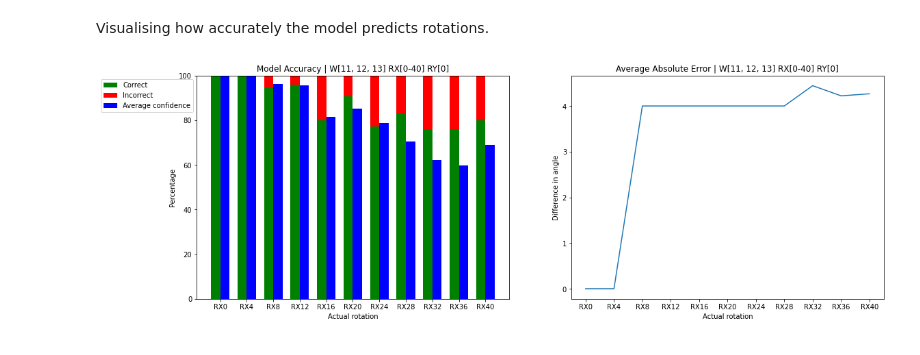
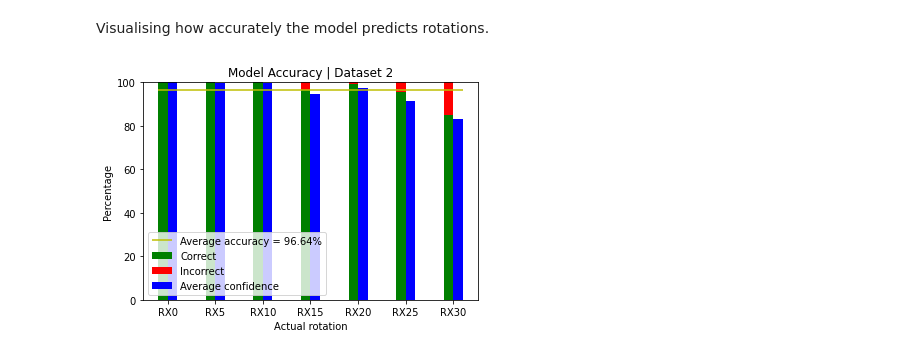
Before and after one commit to javidahmed64592/Y4-Nanoparticles-Project, a Jupyter notebook: Machine Learning/NanoparticleRotationClassify.ipynb, the cells around one changed output. Saved outputs shown, nothing was run; the diff lists cells and outputs as text; code cells hidden in the pictures.

```diff
--- a/Machine Learning/NanoparticleRotationClassify.ipynb
+++ b/Machine Learning/NanoparticleRotationClassify.ipynb
@@ -26,7 +26,7 @@ Retrieving images.
 from google.colab import drive
 drive.mount('/content/drive')
 
-folder_name = "W[11, 12, 13] RX[0-40] RY[0]"
+folder_name = "Dataset 2"
 direc = os.path.join("/content/drive/MyDrive/Nanoparticles/", folder_name)
 data_dir = os.path.join(direc, "Train")
 img_size = (128, 128) # Image dimensions
@@ -216,10 +216,10 @@ def predict_image(file_path, prediction_dict):
   predicted = class_names[np.argmax(score)]
   confidence = 100 * np.max(score)
 
-  print(
-      "Actual: {} \t| Predicted: {} \t| Confidence: {:.2f}%"
-      .format(actual, predicted, confidence)
-  )
+  #print(
+  #    "Actual: {} \t| Predicted: {} \t| Confidence: {:.2f}%"
+  #    .format(actual, predicted, confidence)
+  #)
 
   if rx==predicted:
     prediction_dict[rx + " CORRECT"] += 1
@@ -288,36 +270,32 @@ for i in class_names:
   order.append(int(i[2:]))
 
 order = np.argsort(order)
-class_names = np.array(class_names)[order]
-correct = np.array(correct)[order]
-incorrect = np.array(incorrect)[order]
-confidence = np.array(confidence)[order]
-dif = np.array(dif)[order]
+ordered_names = np.array(class_names)[order]
+ordered_correct = np.array(correct)[order]
+ordered_incorrect = np.array(incorrect)[order]
+ordered_confidence = np.array(confidence)[order]
+ordered_dif = np.array(dif)[order]
 # %% [markdown]
 Visualising how accurately the model predicts rotations.
 # %%
-bar_width = 0.35
-x = np.arange(len(class_names))
+bar_width = 0.2
+x = np.arange(len(ordered_names))
 
-plt.figure(figsize=(18, 6))
-plt.subplot(121)
-plt.bar(x-bar_width/2, correct, bar_width, color="g", label='Correct')
-plt.bar(x-bar_width/2, incorrect, bar_width, bottom=correct,
+plt.figure(figsize=(6, 4))
+plt.subplot(111)
+plt.bar(x-bar_width/2, ordered_correct, bar_width,
+        color="g", label='Correct')
+plt.bar(x-bar_width/2, ordered_incorrect, bar_width, bottom=ordered_correct,
        color="r", label='Incorrect')
-plt.bar(x+bar_width/2, confidence, bar_width, color="b", label="Average confidence")
+plt.bar(x+bar_width/2, ordered_confidence, bar_width,
+        color="b", label="Average confidence")
+plt.hlines(np.mean(ordered_correct), x[0]-bar_width, x[-1]+bar_width,
+           color="y", label = "Average accuracy = %s%%" % round(np.mean(ordered_correct), 2))
 plt.title("Model Accuracy | %s" % folder_name)
 plt.xlabel("Actual rotation")
-plt.xticks(x, class_names)
+plt.xticks(x, ordered_names)
 plt.ylabel("Percentage")
-plt.legend(loc='upper right', bbox_to_anchor=(0, 1))
-
-plt.subplot(122)
-plt.plot(x, dif, label="Absolute difference")
-plt.title("Model Accuracy | %s" % folder_name)
-plt.xlabel("Actual rotation")
-plt.xticks(x, class_names)
-plt.ylabel("Difference in angle")
-plt.title("Average Absolute Error | %s" % folder_name)
+plt.legend(loc='lower left')
 plt.show()
 # %% [output]
-[figure, old version]
+[figure, new version]
```
Also changed, not shown: parts of 10 cells of this notebook.
